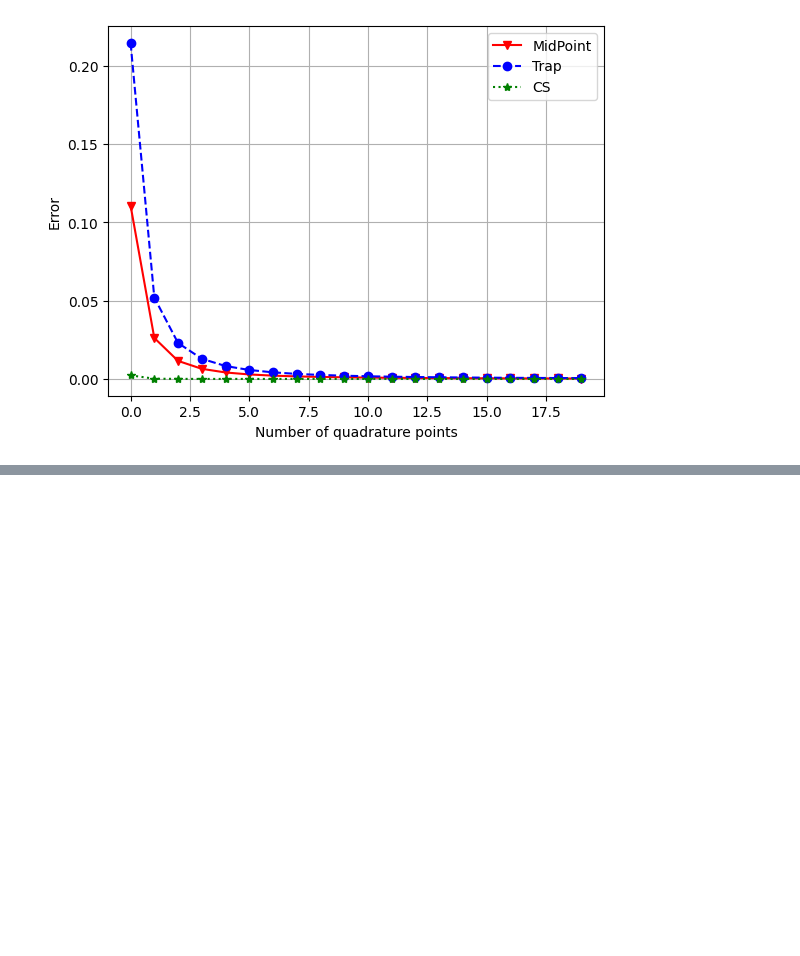
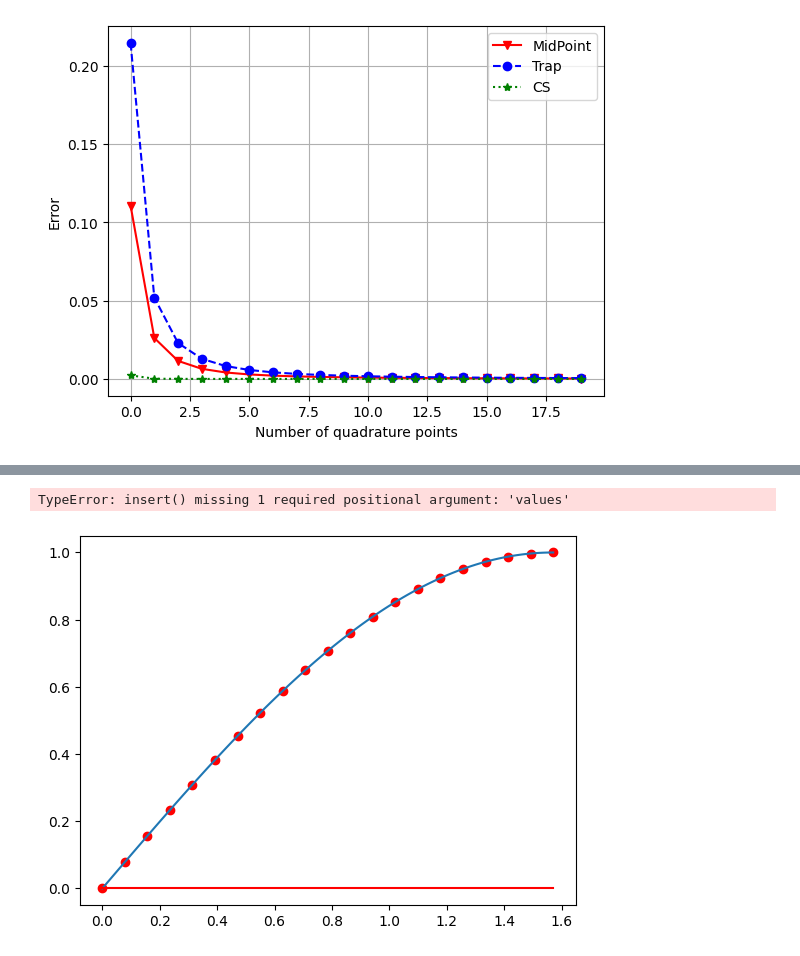
Before and after one commit to giovastabile/analisi_numerica, a Jupyter notebook: notebooks/05_integrazione_numerica.ipynb, the cells around one changed output, grey strips where cells are left out. Cells and saved outputs as stored; diff of their text form; code cells hidden in the pictures; blank space fills up the shorter version.

```diff
--- a/notebooks/05_integrazione_numerica.ipynb
+++ b/notebooks/05_integrazione_numerica.ipynb
@@ -230,0 +264,24 @@ plt.legend()
+# %%
+from scipy import interpolate
+def plotCavalieriSimpsonComp(f,a,b,n,n2,n3):
+    indices = np.arange(0,2*n+1)
+    H = (b-a)/n
+    xk = a + indices*H/2
+    plt.plot(xk,f(xk),"ro")
+    plt.plot(x,f(x))
+    plt.plot(x,f(x)*0,"r-")
+    for i in range(n):
+        x_i = [xk[2*i],xk[2*i+1],xk[2*i+2]]
+        y_i = f(x_i)
+        f_int = interpolate.interp1d(x_i, y_i,kind='quadratic')
+        x_i_plot = np.linspace(xk[2*i],xk[2*i+2],n3)
+        y_i_plot = f(x_i_plot)
+        x_i_plot = np.insert(x_i_plot,xk[2*i])
+        y_i_plot = np.insert(y_i_plot,0)
+        plt.fill(x_i_plot,y_i_plot,facecolor='red', alpha=0.5)
+        plt.plot(x_i_plot,y_i_plot,"r-")
+
+plotCavalieriSimpsonComp(f,a,b,10,100,10)
+# %% [output]
+TypeError: insert() missing 1 required positional argument: 'values'
+[figure, added]
```
Also changed, not shown: parts of 5 cells of this notebook.
